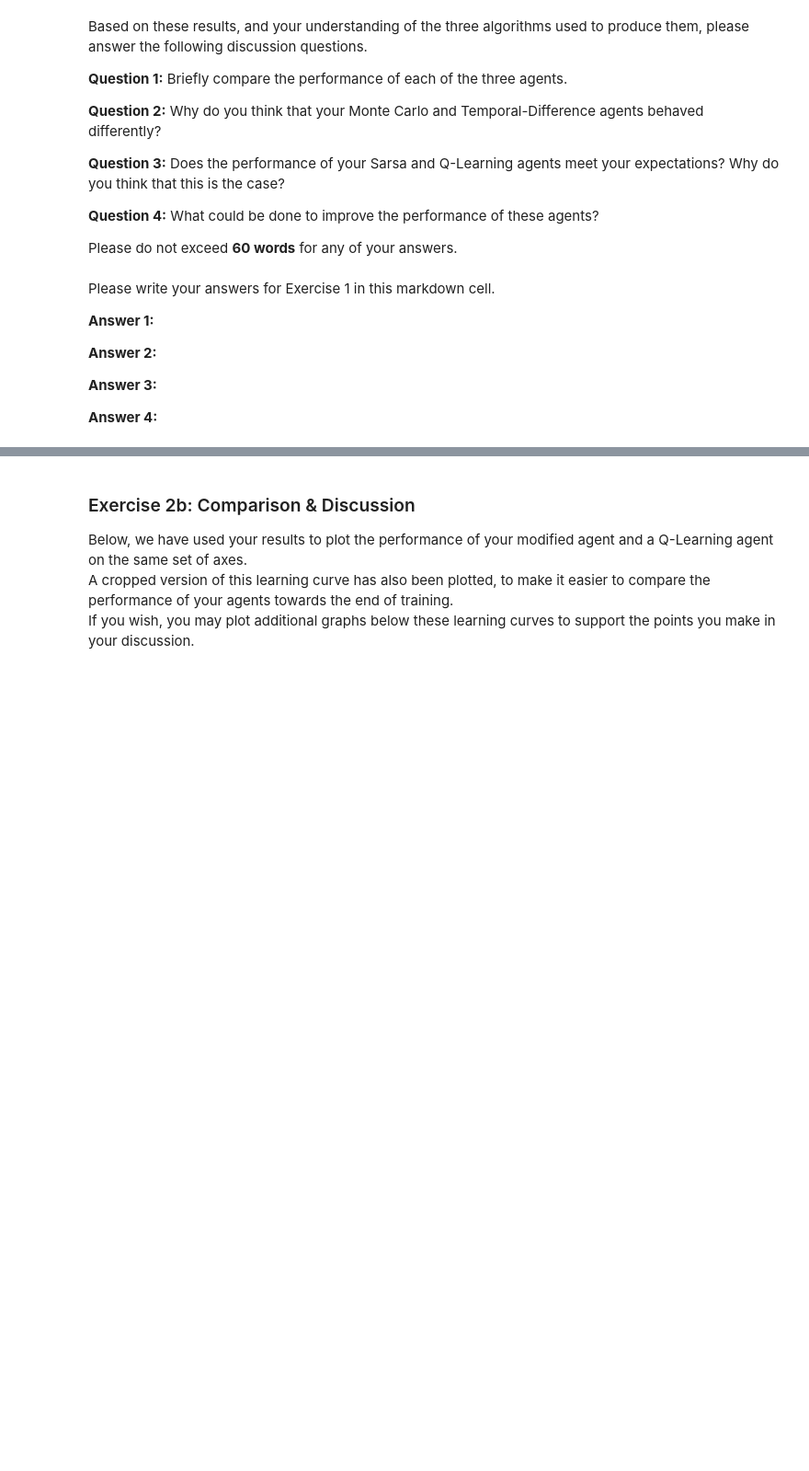
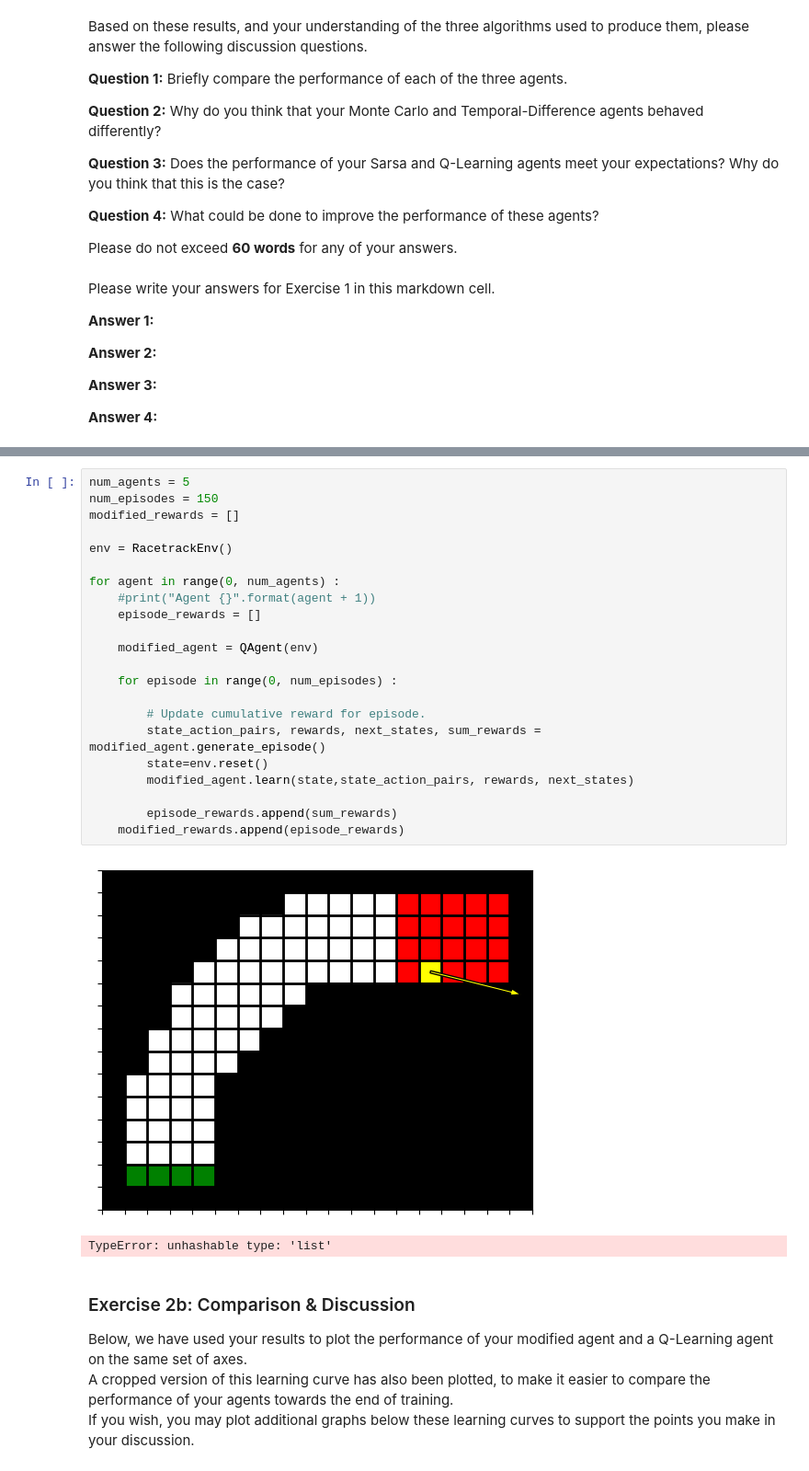
Before and after one commit to rwitobaansheikh/Reinforcement_learning, a Jupyter notebook: rl_cw/rl_cw_2_racetrack.ipynb, the cells around one changed output, grey strips where cells are left out. Shown at 92% size. Saved outputs shown, nothing was run; the diff lists cells and outputs as text; blank space fills up the shorter version.

```diff
--- a/rl_cw/rl_cw_2_racetrack.ipynb
+++ b/rl_cw/rl_cw_2_racetrack.ipynb
@@ -173,3 +351,28 @@ For example, if you train $20$ agents, your `modified_agent_rewards` list will c
+# %%
+num_agents = 5
+num_episodes = 150
+modified_rewards = []
+
+env = RacetrackEnv()
+
+for agent in range(0, num_agents) :
+    #print("Agent {}".format(agent + 1))
+    episode_rewards = []
+
+    modified_agent = QAgent(env)
+
+    for episode in range(0, num_episodes) :
+
+        # Update cumulative reward for episode.
+        state_action_pairs, rewards, next_states, sum_rewards = modified_agent.generate_episode()
+        state=env.reset()
+        modified_agent.learn(state,state_action_pairs, rewards, next_states)
+
+        episode_rewards.append(sum_rewards)
+    modified_rewards.append(episode_rewards)
+# %% [output]
+[figure, added]
+TypeError: unhashable type: 'list'
 # %% [markdown]
 ### Exercise 2b: Comparison & Discussion
 
```
Also changed, not shown: parts of 8 cells of this notebook.
